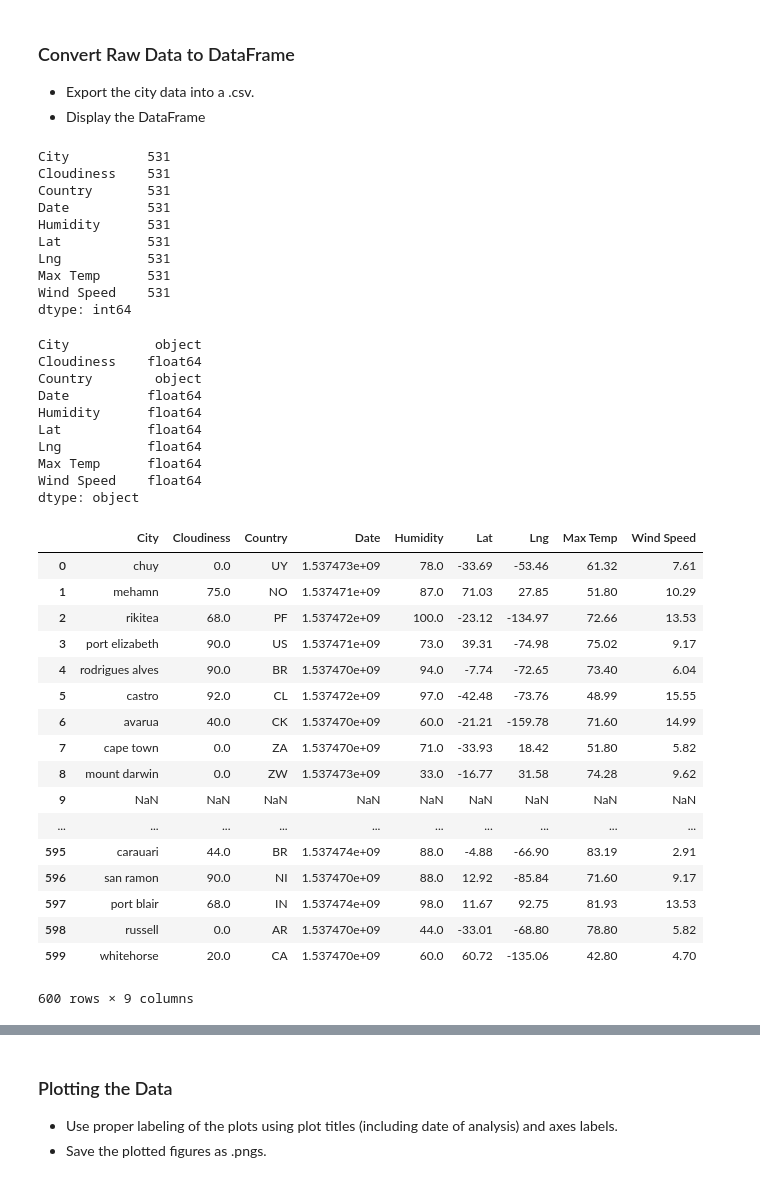
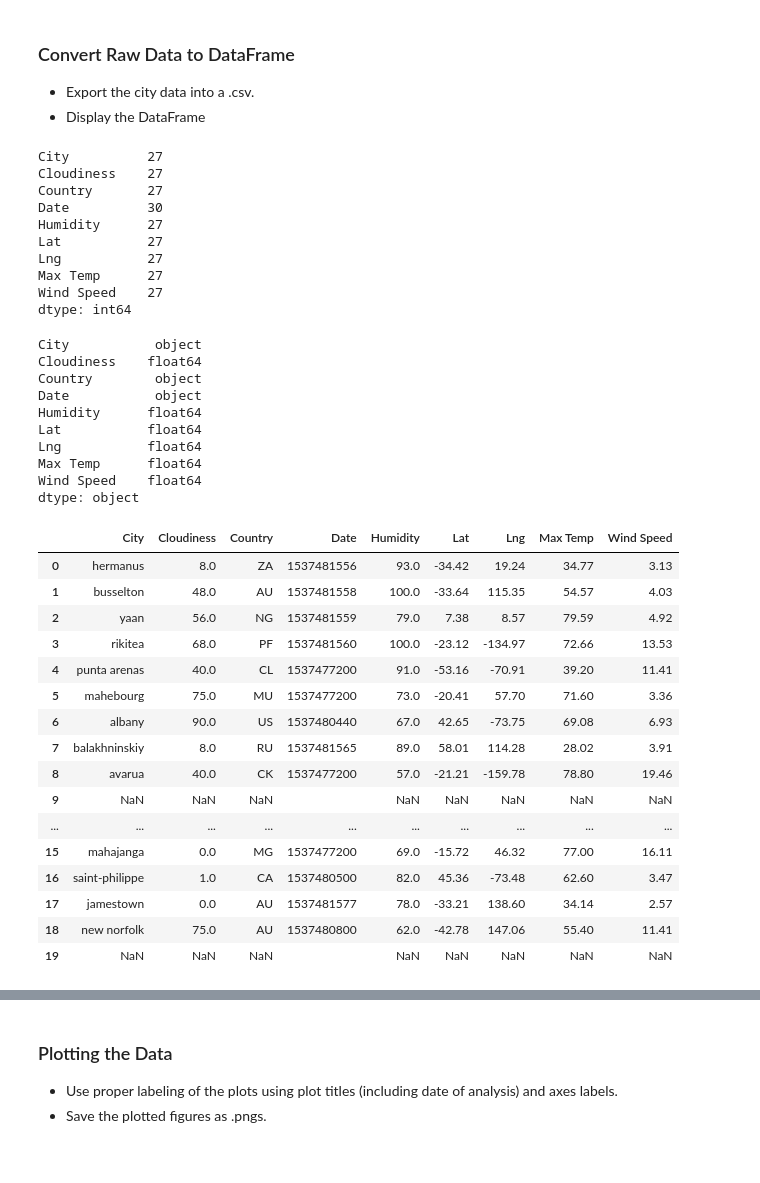
Before and after one commit to reedkm/api-weather, a Jupyter notebook: WeatherPy_Reed.ipynb, the cells around one changed output, grey strips where cells are left out. Drawn from its saved outputs; the diff is of its cells as text; code cells hidden in the pictures.

```diff
--- a/WeatherPy_Reed.ipynb
+++ b/WeatherPy_Reed.ipynb
@@ -59,13 +59,13 @@ cities_df = pd.DataFrame({'City':cities})
 
 cities_df["Cloudiness"] = np.NaN
 cities_df["Country"] = np.NaN
-cities_df["Date"] = np.NaN
+cities_df["Date"] = ""
 cities_df["Humidity"] = np.NaN
 cities_df["Lat"] = np.NaN
 cities_df["Lng"] = np.NaN
 cities_df["Max Temp"] = np.NaN
 cities_df["Wind Speed"] = np.NaN
-#cities_df = cities_df.head(20)
+cities_df = cities_df.head(30)
 # %% [markdown]
 ### Perform API Calls
 * Perform a weather check on each city using a series of successive API calls.
@@ -147,15 +147,15 @@ cities_df.to_csv("output_data/cities.csv")
 #Use .count() to see if there's missing information
 cities_df.count()
 # %% [output]
-City          531
-Cloudiness    531
-Country       531
-Date          531
-Humidity      531
-Lat           531
-Lng           531
-Max Temp      531
-Wind Speed    531
+City          27
+Cloudiness    27
+Country       27
+Date          30
+Humidity      27
+Lat           27
+Lng           27
+Max Temp      27
+Wind Speed    27
 dtype: int64
 # %%
 # Use infer_objects to set data type
@@ -169,7 +169,7 @@ cities_df.dtypes
 City           object
 Cloudiness    float64
 Country        object
-Date          float64
+Date           object
 Humidity      float64
 Lat           float64
 Lng           float64
@@ -179,26 +179,25 @@ dtype: object
 # %%
 #clean_df = cities_df.infer_objects()
 #clean_df.dtypes
-cities_df
+cities_df.head(20)
 # %% [output]
 |  | City | Cloudiness | Country | Date | Humidity | Lat | Lng | Max Temp | Wind Speed |
-| 0 | chuy | 0.0 | UY | 1.537473e+09 | 78.0 | -33.69 | -53.46 | 61.32 | 7.61 |
-| 1 | mehamn | 75.0 | NO | 1.537471e+09 | 87.0 | 71.03 | 27.85 | 51.80 | 10.29 |
-| 2 | rikitea | 68.0 | PF | 1.537472e+09 | 100.0 | -23.12 | -134.97 | 72.66 | 13.53 |
-| 3 | port elizabeth | 90.0 | US | 1.537471e+09 | 73.0 | 39.31 | -74.98 | 75.02 | 9.17 |
-| 4 | rodrigues alves | 90.0 | BR | 1.537470e+09 | 94.0 | -7.74 | -72.65 | 73.40 | 6.04 |
-| 5 | castro | 92.0 | CL | 1.537472e+09 | 97.0 | -42.48 | -73.76 | 48.99 | 15.55 |
-| 6 | avarua | 40.0 | CK | 1.537470e+09 | 60.0 | -21.21 | -159.78 | 71.60 | 14.99 |
-| 7 | cape town | 0.0 | ZA | 1.537470e+09 | 71.0 | -33.93 | 18.42 | 51.80 | 5.82 |
-| 8 | mount darwin | 0.0 | ZW | 1.537473e+09 | 33.0 | -16.77 | 31.58 | 74.28 | 9.62 |
-| 9 | NaN | NaN | NaN | NaN | NaN | NaN | NaN | NaN | NaN |
+| 0 | hermanus | 8.0 | ZA | 1537481556 | 93.0 | -34.42 | 19.24 | 34.77 | 3.13 |
+| 1 | busselton | 48.0 | AU | 1537481558 | 100.0 | -33.64 | 115.35 | 54.57 | 4.03 |
+| 2 | yaan | 56.0 | NG | 1537481559 | 79.0 | 7.38 | 8.57 | 79.59 | 4.92 |
+| 3 | rikitea | 68.0 | PF | 1537481560 | 100.0 | -23.12 | -134.97 | 72.66 | 13.53 |
+| 4 | punta arenas | 40.0 | CL | 1537477200 | 91.0 | -53.16 | -70.91 | 39.20 | 11.41 |
+| 5 | mahebourg | 75.0 | MU | 1537477200 | 73.0 | -20.41 | 57.70 | 71.60 | 3.36 |
+| 6 | albany | 90.0 | US | 1537480440 | 67.0 | 42.65 | -73.75 | 69.08 | 6.93 |
+| 7 | balakhninskiy | 8.0 | RU | 1537481565 | 89.0 | 58.01 | 114.28 | 28.02 | 3.91 |
+| 8 | avarua | 40.0 | CK | 1537477200 | 57.0 | -21.21 | -159.78 | 78.80 | 19.46 |
+| 9 | NaN | NaN | NaN |  | NaN | NaN | NaN | NaN | NaN |
 | ... | ... | ... | ... | ... | ... | ... | ... | ... | ... |
-| 595 | carauari | 44.0 | BR | 1.537474e+09 | 88.0 | -4.88 | -66.90 | 83.19 | 2.91 |
-| 596 | san ramon | 90.0 | NI | 1.537470e+09 | 88.0 | 12.92 | -85.84 | 71.60 | 9.17 |
-| 597 | port blair | 68.0 | IN | 1.537474e+09 | 98.0 | 11.67 | 92.75 | 81.93 | 13.53 |
-| 598 | russell | 0.0 | AR | 1.537470e+09 | 44.0 | -33.01 | -68.80 | 78.80 | 5.82 |
-| 599 | whitehorse | 20.0 | CA | 1.537470e+09 | 60.0 | 60.72 | -135.06 | 42.80 | 4.70 |
+| 15 | mahajanga | 0.0 | MG | 1537477200 | 69.0 | -15.72 | 46.32 | 77.00 | 16.11 |
+| 16 | saint-philippe | 1.0 | CA | 1537480500 | 82.0 | 45.36 | -73.48 | 62.60 | 3.47 |
+| 17 | jamestown | 0.0 | AU | 1537481577 | 78.0 | -33.21 | 138.60 | 34.14 | 2.57 |
+| 18 | new norfolk | 75.0 | AU | 1537480800 | 62.0 | -42.78 | 147.06 | 55.40 | 11.41 |
+| 19 | NaN | NaN | NaN |  | NaN | NaN | NaN | NaN | NaN |
-600 rows × 9 columns
 # %%
 clean_df = cities_df.dropna()
 clean_df.head(50)
```
Also changed, not shown: parts of 14 cells of this notebook.
